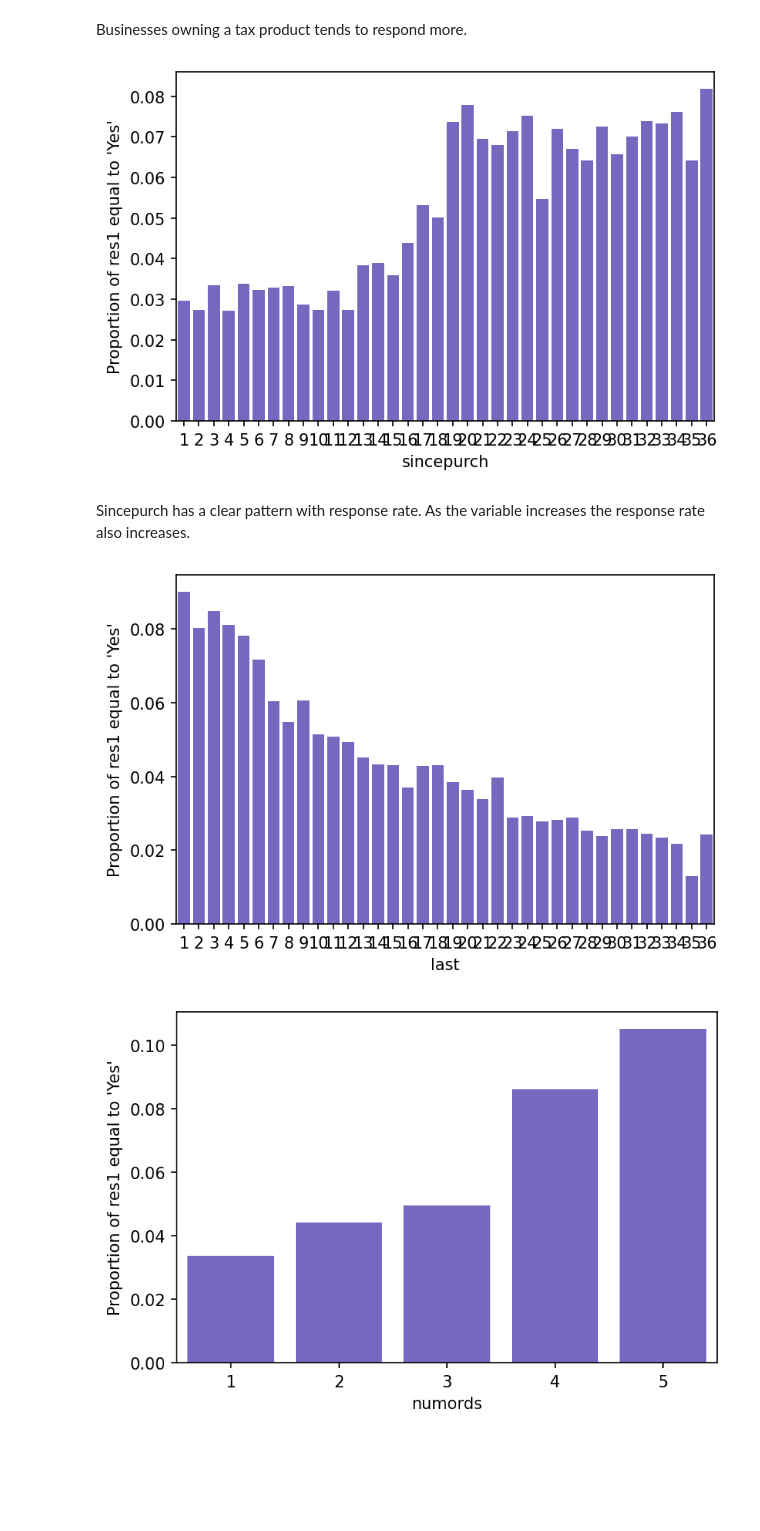
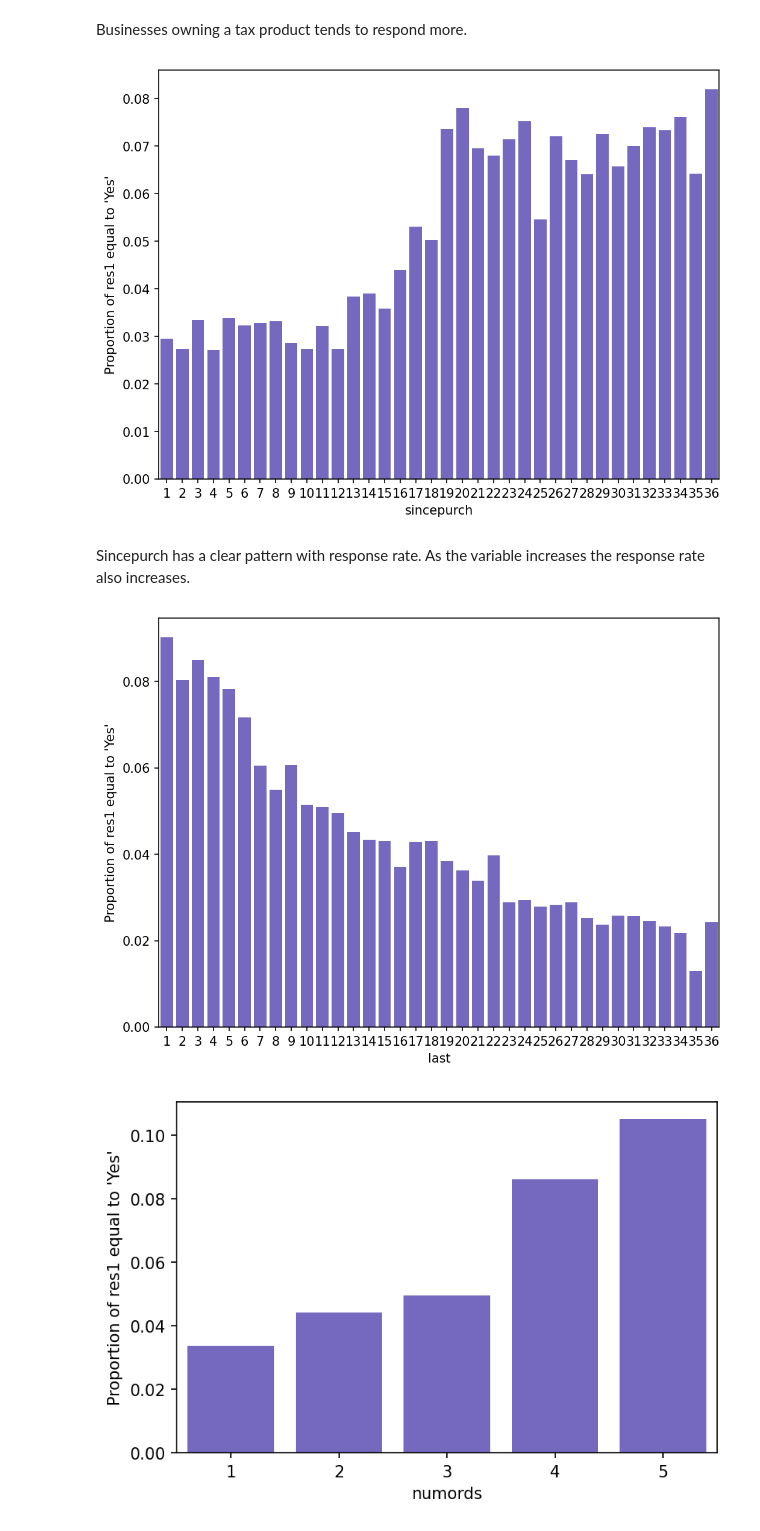
Before and after one commit to sauravjayan/Intuit-Quickbooks, a Jupyter notebook: intuit.ipynb, the cells around one changed output. Cells and saved outputs as stored; diff of their text form; code cells hidden in the pictures; blank space fills up the shorter version.

```diff
--- a/intuit.ipynb
+++ b/intuit.ipynb
@@ -195,15 +195,17 @@ fig = rsm.prop_plot(intuit75k, "owntaxprod", "res1", "Yes")
 Businesses owning a tax product tends to respond more.
 # %%
 # proportion of people who responded positively across upgraded
+plt.figure(figsize=(8, 6))
 fig = rsm.prop_plot(intuit75k, "sincepurch", "res1", "Yes")
 # %% [output]
-[figure, old version]
+[figure, new version]
 # %% [markdown]
 Sincepurch has a clear pattern with response rate. As the variable increases the response rate also increases.
 # %%
+plt.figure(figsize=(8, 6))
 fig = rsm.prop_plot(intuit75k, "last", "res1", "Yes")
 # %% [output]
-[figure, old version]
+[figure, new version]
 # %%
 fig = rsm.prop_plot(intuit75k, "numords", "res1", "Yes")
 # %% [output]
```
Also changed, not shown: parts of 29 cells of this notebook.
